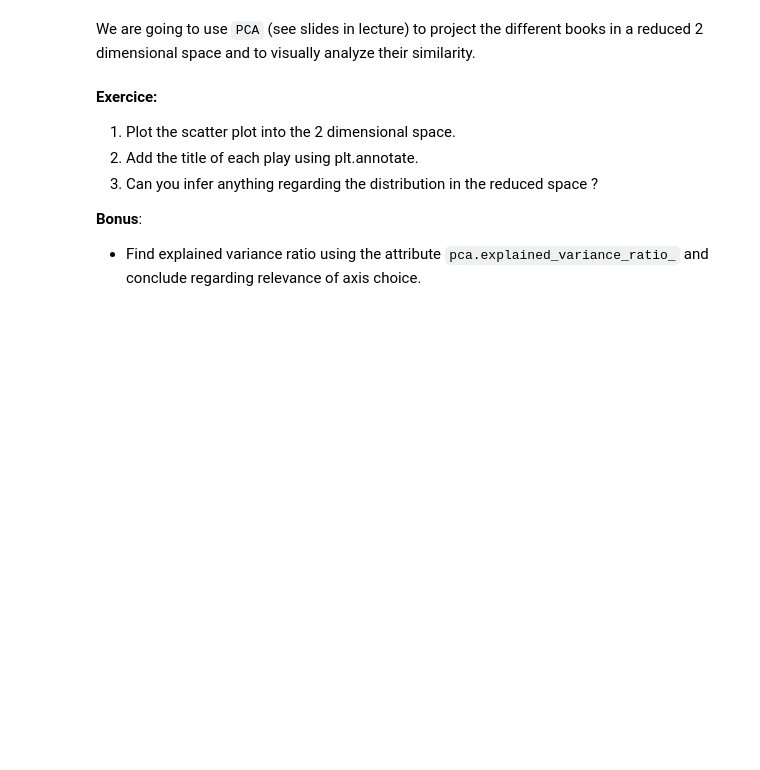
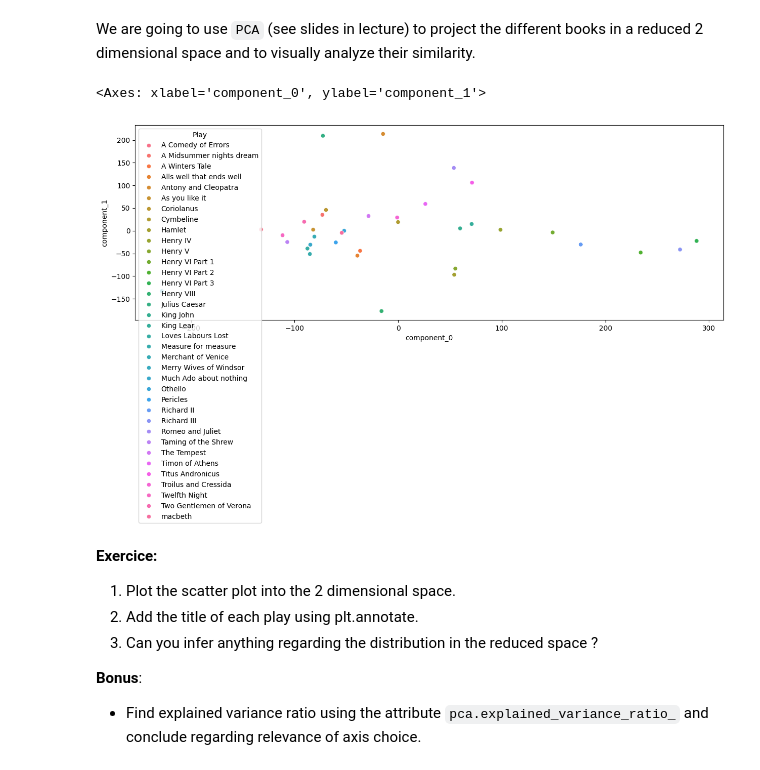
Before and after one commit to py4SHS/nlp, a Jupyter notebook: lab/lab.ipynb, the cells around one changed output. Drawn from its saved outputs; the diff is of its cells as text; code cells hidden in the pictures; blank space fills up the shorter version.

```diff
--- a/lab/lab.ipynb
+++ b/lab/lab.ipynb
@@ -60,6 +115,21 @@ in in ADP IN prep xx True True
+# %%
+lemmed_texts = []
+PUNCTUATION = [".", ",", "'", ":", "-"]
+
+for play in df.PlayerLine:
+    intermediate_lemmed_text = ""
+    parsed_text = nlp(play)
+
+    for token in parsed_text:
+        if token.lemma_ not in PUNCTUATION:
+            intermediate_lemmed_text += " " + token.lemma_.lower()
+
+    lemmed_texts.append(intermediate_lemmed_text)
 # %% [markdown]
 **Exercice**:
 1. Compute for each play the uncapitalized_text (using the `.lower()` function) and lemmed_text from spacy.
 1. Add 2 new columns to the dataframe: `uncapitalized_text`and `lemmed_text`.
 
 **Bonus**: Add a new column `cleaned_text` which contains the final text: start with the column `lemmed_text` and remove the stop words contained in `spacy.lang.en.stop_words.STOP_WORDS`.
+# %%
+df["lemmed_texts"] = lemmed_texts
@@ -72,12 +156,12 @@ from sklearn.feature_extraction.text import CountVectorizer
 # %%
 # Initialize
-count_vect = CountVectorizer(stop_words=list(spacy.lang.en.STOP_WORDS))
+count_vect = CountVectorizer(stop_words=list(spacy.lang.en.STOP_WORDS) + ["thee", "thou", "thy", "shall", "shan't"])
 
 # Fit on the clean column
-count_vect.fit(df.PlayerLine)
+count_vect.fit(df.lemmed_texts)
 
 # Get count matrix
-count_matrix = count_vect.transform(df.PlayerLine).todense()
+count_matrix = count_vect.transform(df.lemmed_texts).todense()
 
 # Create as dataframe
 count_df_ = pd.DataFrame(count_matrix, columns=count_vect.get_feature_names_out(), index=df.Play)
@@ -104,7 +247,13 @@ from sklearn.decomposition import PCA
 pca = PCA(n_components=2)
 
 # Train and retrieve output
-reduced_pca = pd.DataFrame(pca.fit_transform(count_df_), columns=["axis_0","axis_1"])
+reduced_pca = pd.DataFrame(pca.fit_transform(count_df_), columns=["component_0","component_1"])
+# %%
+sns.color_palette("hls", 36)
+sns.scatterplot(x="component_0", y="component_1", data=reduced_pca, hue=count_df_.index)
+# %% [output]
+<Axes: xlabel='component_0', ylabel='component_1'>
+[figure, added]
 # %% [markdown]
 **Exercice:**
 1. Plot the scatter plot into the 2 dimensional space.
```
Also changed, not shown: parts of 18 cells of this notebook.
